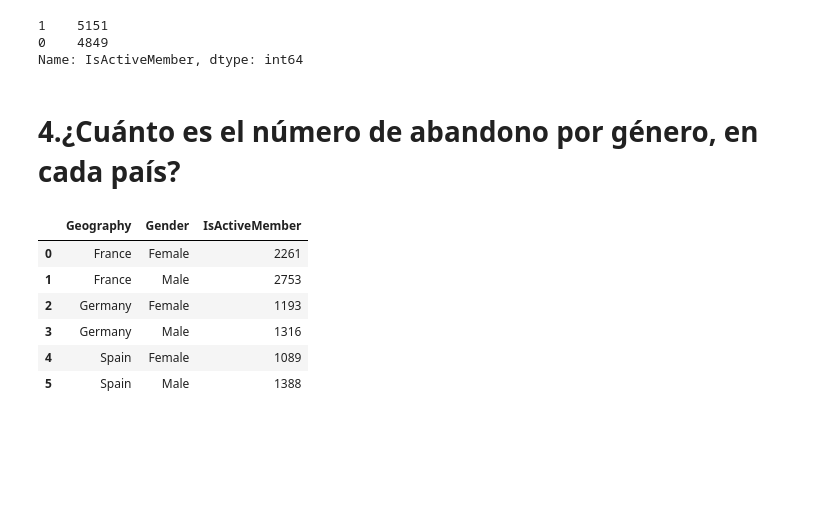
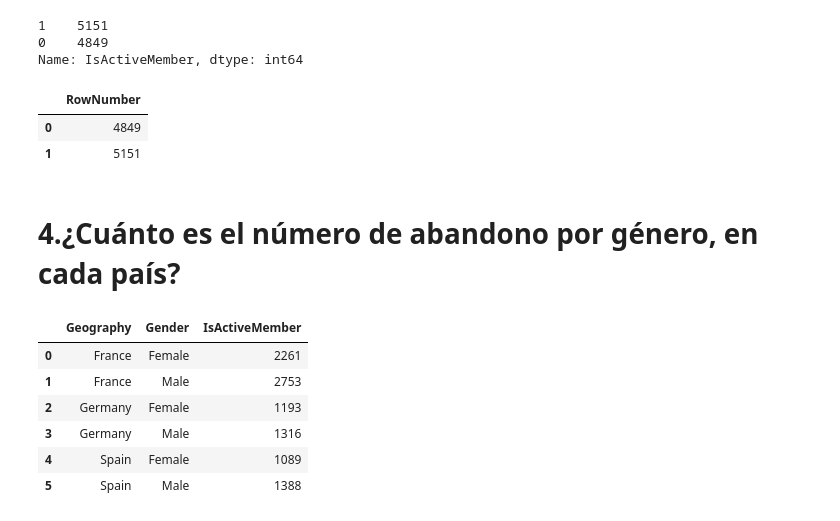
Before and after one commit to LuisPacharan/proyecto-portafolio, a Jupyter notebook: DataSetElegido/Analisis_EDA1_churn.ipynb, the cells around one changed output. Cells and saved outputs as stored; diff of their text form; code cells hidden in the pictures; blank space fills up the shorter version.

```diff
--- a/DataSetElegido/Analisis_EDA1_churn.ipynb
+++ b/DataSetElegido/Analisis_EDA1_churn.ipynb
@@ -130,6 +155,17 @@ datos
 1    5151
 0    4849
 Name: IsActiveMember, dtype: int64
+# %%
+clientes = datos_churn.groupby(['IsActiveMember']).count().reset_index()
+clientes =clientes.drop(['CustomerId','Surname','CreditScore','Gender','Age','IsActiveMember',
+                          'Tenure','Balance','NumOfProducts','HasCrCard',
+                           'EstimatedSalary','Exited','Geography'
+                          ],axis=1)
+clientes
+# %% [output]
+|  | RowNumber |
+| 0 | 4849 |
+| 1 | 5151 |
 # %% [markdown]
 # 4.¿Cuánto es el número de abandono por género, en cada país?
 # %%
```
Also changed, not shown: parts of 11 cells of this notebook.
